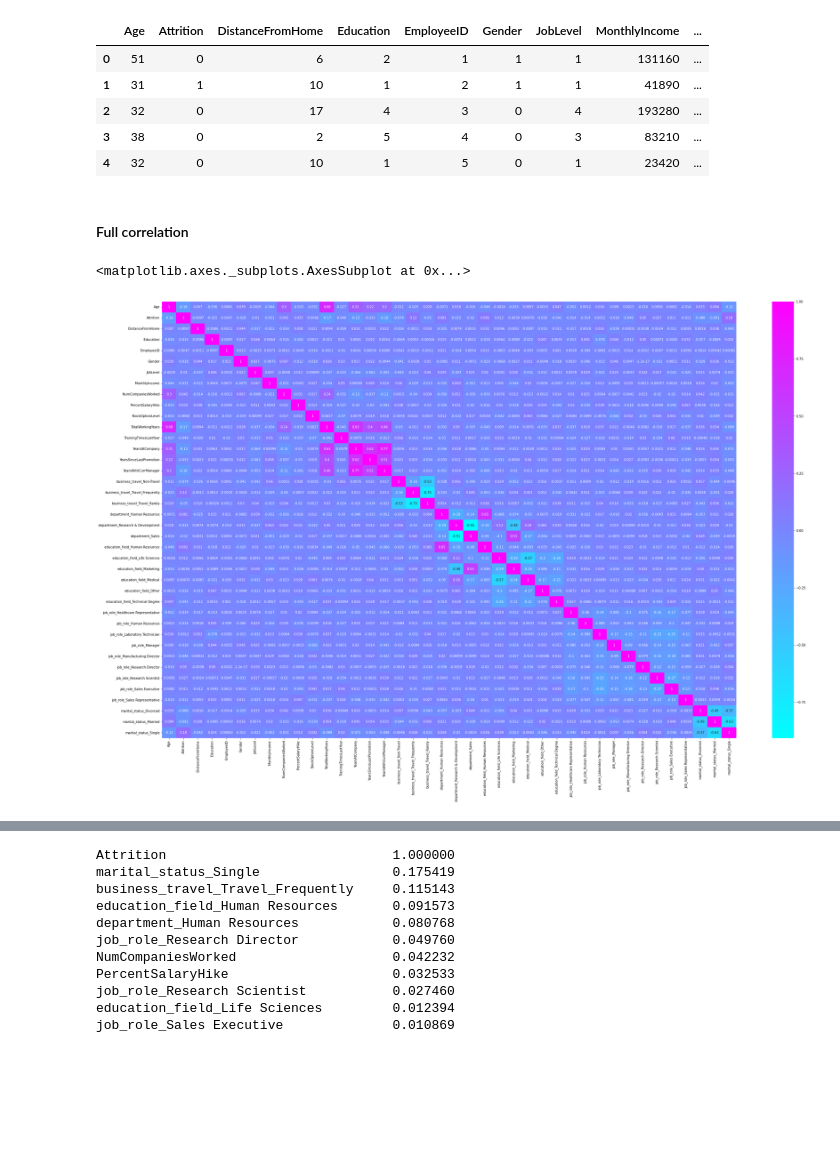
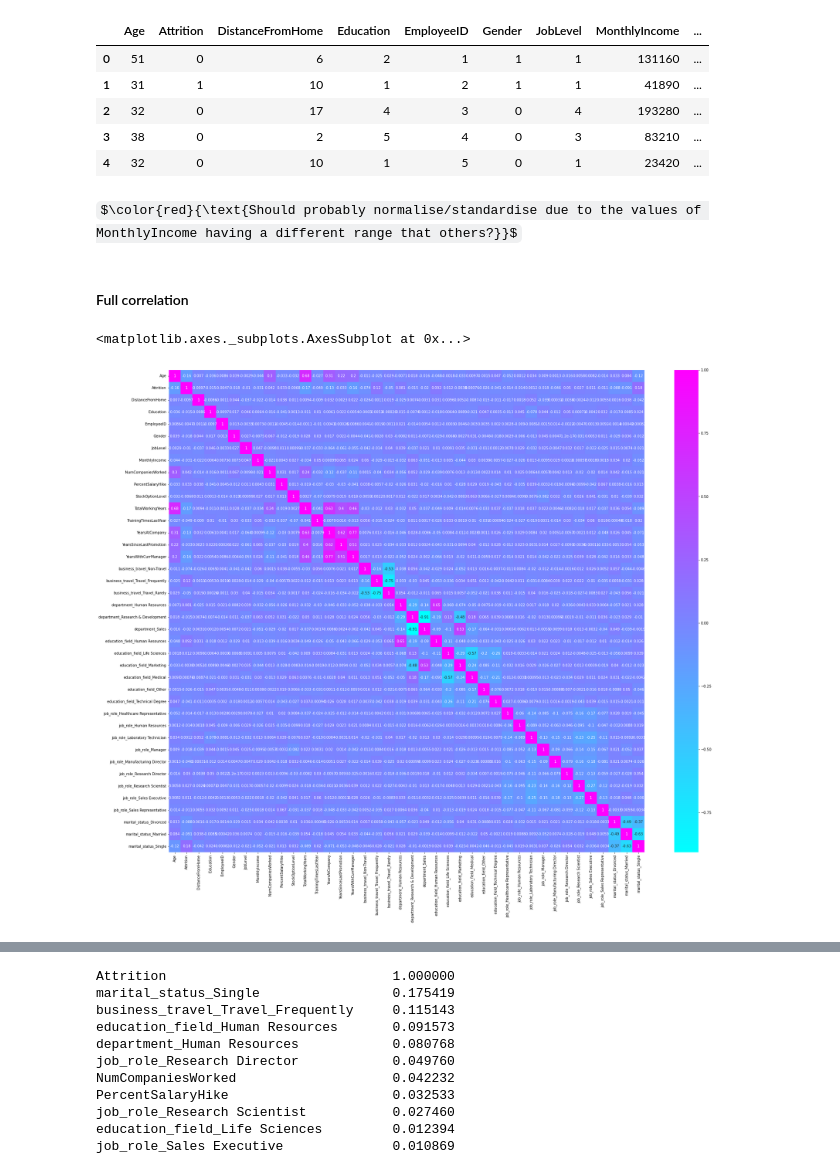
Before and after one commit to LOpuchlik/whos_gonna_leave, a Jupyter notebook: whos_gonna_leave_dt_xgb.ipynb, the cells around one changed output, grey strips where cells are left out. Cells and saved outputs as stored; diff of their text form; code cells hidden in the pictures; some formulas as TeX source; blank space fills up the shorter version.

Commit message:
Added visualisations and confusion matrices

```diff
--- a/whos_gonna_leave_dt_xgb.ipynb
+++ b/whos_gonna_leave_dt_xgb.ipynb
@@ -189,17 +236,19 @@ df.head()
 | 2 | 32 | 0 | 17 | 4 | 3 | 0 | 4 | 193280 | ... |
 | 3 | 38 | 0 | 2 | 5 | 4 | 0 | 3 | 83210 | ... |
 | 4 | 32 | 0 | 10 | 1 | 5 | 0 | 1 | 23420 | ... |
+# %% [markdown]
+$\color{red}{\text{Should probably normalise/standardise due to the values of MonthlyIncome having a different range that others?}}$
 # %% [markdown]
 #### Full correlation
 # %%
-figure1 = plt.figure(figsize=(40, 25))
+figure1 = plt.figure(figsize=(30, 25))
 # calculate the correlation matrix
 correlation1 = df.corr()
 
 # plot the heatmap
 sns.heatmap(correlation1, annot=True,cmap=plt.cm.cool,
         xticklabels=correlation1.columns,
         yticklabels=correlation1.columns)
 # %% [output]
 <matplotlib.axes._subplots.AxesSubplot at 0x...>
-[figure, old version]
+[figure, new version]
```
Also changed, not shown: parts of 32 cells of this notebook.
